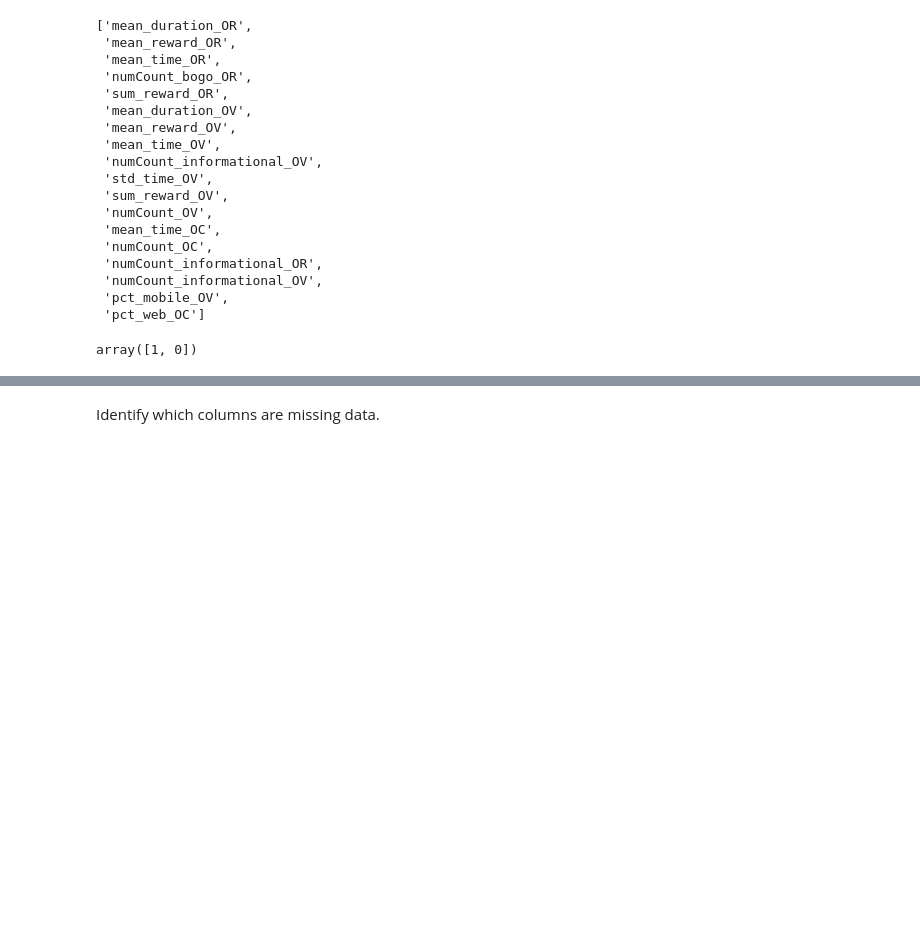
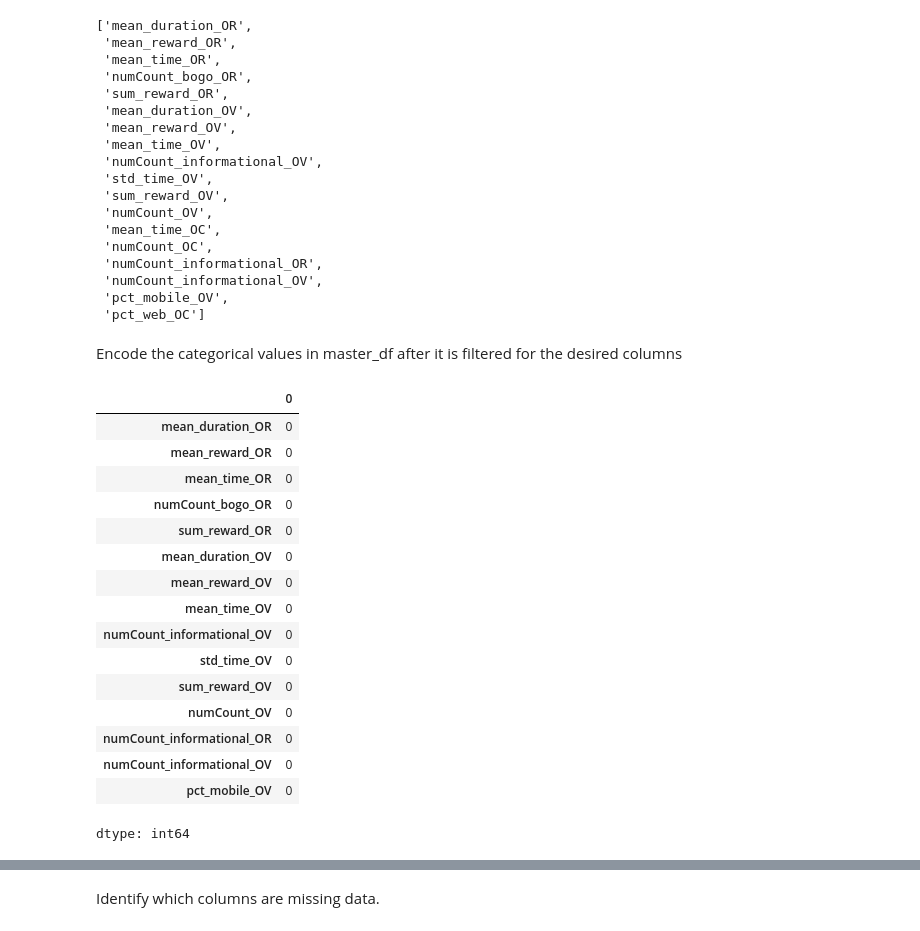
Before and after one commit to kiah-ucsd/DSE200, a Jupyter notebook: Mini_Project_2.ipynb, the cells around one changed output, grey strips where cells are left out. Cells and saved outputs as stored; diff of their text form; code cells hidden in the pictures; blank space fills up the shorter version.

```diff
--- a/Mini_Project_2.ipynb
+++ b/Mini_Project_2.ipynb
@@ -688,13 +682,32 @@ features_to_grab
  'numCount_informational_OV',
  'pct_mobile_OV',
  'pct_web_OC']
+# %%
+features_to_grab = [
+ 'mean_duration_OR',
+ 'mean_reward_OR',
+ 'mean_time_OR',
+ 'numCount_bogo_OR',
+ 'sum_reward_OR',
+ 'mean_duration_OV',
+ 'mean_reward_OV',
+ 'mean_time_OV',
+ 'numCount_informational_OV',
+ 'std_time_OV',
+ 'sum_reward_OV',
+ 'numCount_OV',
+ # 'mean_time_OC', commenting out for overfit
+ #'numCount_OC', commenting out for overfit
+ 'numCount_informational_OR',
+ 'numCount_informational_OV',
+ 'pct_mobile_OV',
+ #'pct_web_OC' commenting out for overfit
+ ]
 # %%
-master_df['offer_success'] = 0
-master_df.loc[master_df.event.str.contains('completed'),'offer_success'] = 1
+# not needed since we already have master_df.event_OC as the target for offer success
 
-#drop this because transactrion is not an offer
-master_df.loc[~master_df.event.str.contains('transaction')]
+# master_df['offer_success'] = 0
+# master_df.loc[master_df.event.str.contains('completed'),'offer_success'] = 1
+
+# #drop this because transactrion is not an offer
+# master_df.loc[~master_df.event.str.contains('transaction')]
-# %%
-master_df.offer_success.unique()
-# %% [output]
-array([1, 0])
@@ -715,0 +714,4 @@ X_train, X_test, y_train, y_test = train_test_split(
+# %% [markdown]
+Encode the categorical values in master_df after it is filtered for the desired columns
+# %%
+master_df.event_OC=master_df.event_OC.astype('category')
@@ -715,0 +726,27 @@ X_train, X_test, y_train, y_test = train_test_split(
+# %%
+
+#is label -- dependent variable, what are we trying to predict
+y = master_df.event_OC.values #all data and correlations
+
+X = master_df[features_to_grab]
+
+X=X.fillna(0)
+X.isna().sum()
+# %% [output]
+|  | 0 |
+| mean_duration_OR | 0 |
+| mean_reward_OR | 0 |
+| mean_time_OR | 0 |
+| numCount_bogo_OR | 0 |
+| sum_reward_OR | 0 |
+| mean_duration_OV | 0 |
+| mean_reward_OV | 0 |
+| mean_time_OV | 0 |
+| numCount_informational_OV | 0 |
+| std_time_OV | 0 |
+| sum_reward_OV | 0 |
+| numCount_OV | 0 |
+| numCount_informational_OR | 0 |
+| numCount_informational_OV | 0 |
+| pct_mobile_OV | 0 |
+dtype: int64
```
Also changed, not shown: parts of 24 cells of this notebook.
